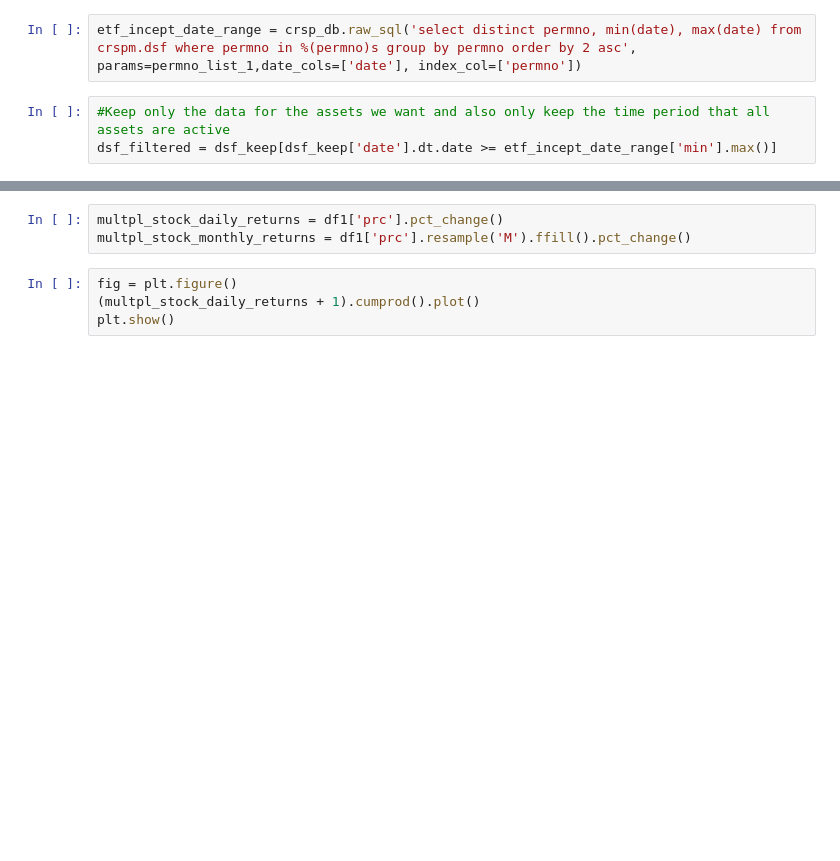
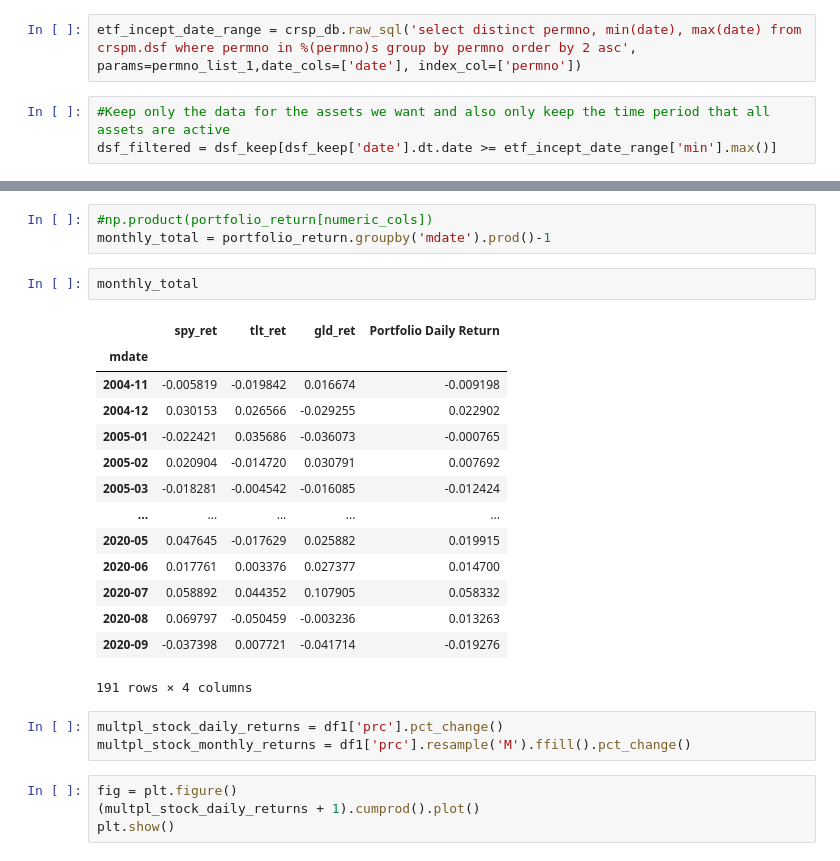
Before and after one commit to ningtong88/Capstone_TDAmeritrade, a Jupyter notebook: TDAmeritrade Portfolio Rebalancing.ipynb, the cells around one changed output, grey strips where cells are left out. Cells and saved outputs as stored; diff of their text form; blank space fills up the shorter version.

```diff
--- a/TDAmeritrade Portfolio Rebalancing.ipynb
+++ b/TDAmeritrade Portfolio Rebalancing.ipynb
@@ -98,3 +177,23 @@ df1
+# %%
+#np.product(portfolio_return[numeric_cols])
+monthly_total = portfolio_return.groupby('mdate').prod()-1
+# %%
+monthly_total
+# %% [output]
+|  | spy_ret | tlt_ret | gld_ret | Portfolio Daily Return |
+| mdate |  |  |  |  |
+| 2004-11 | -0.005819 | -0.019842 | 0.016674 | -0.009198 |
+| 2004-12 | 0.030153 | 0.026566 | -0.029255 | 0.022902 |
+| 2005-01 | -0.022421 | 0.035686 | -0.036073 | -0.000765 |
+| 2005-02 | 0.020904 | -0.014720 | 0.030791 | 0.007692 |
+| 2005-03 | -0.018281 | -0.004542 | -0.016085 | -0.012424 |
+| ... | ... | ... | ... | ... |
+| 2020-05 | 0.047645 | -0.017629 | 0.025882 | 0.019915 |
+| 2020-06 | 0.017761 | 0.003376 | 0.027377 | 0.014700 |
+| 2020-07 | 0.058892 | 0.044352 | 0.107905 | 0.058332 |
+| 2020-08 | 0.069797 | -0.050459 | -0.003236 | 0.013263 |
+| 2020-09 | -0.037398 | 0.007721 | -0.041714 | -0.019276 |
+191 rows × 4 columns
 # %%
 multpl_stock_daily_returns = df1['prc'].pct_change()
 multpl_stock_monthly_returns = df1['prc'].resample('M').ffill().pct_change()
```
Also changed, not shown: parts of 19 cells of this notebook.
